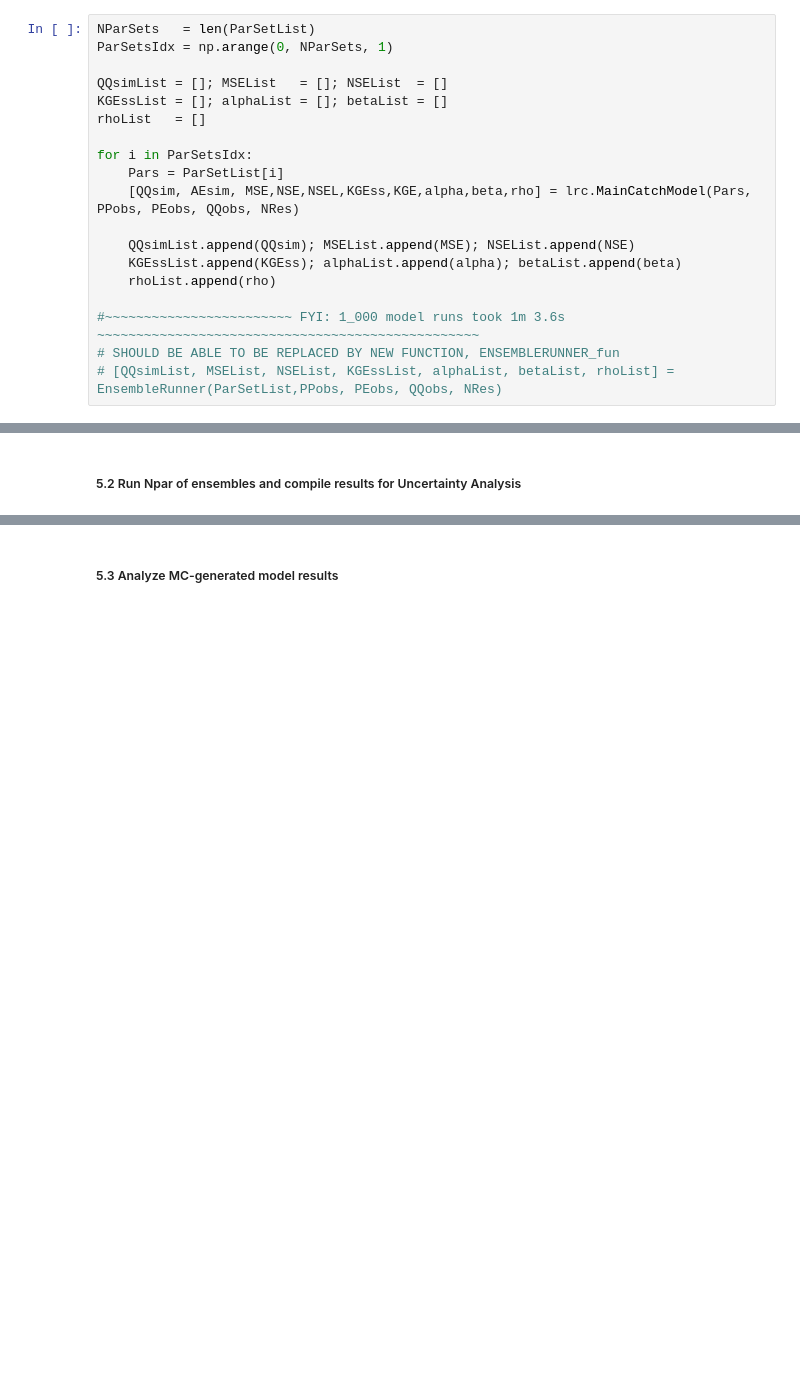
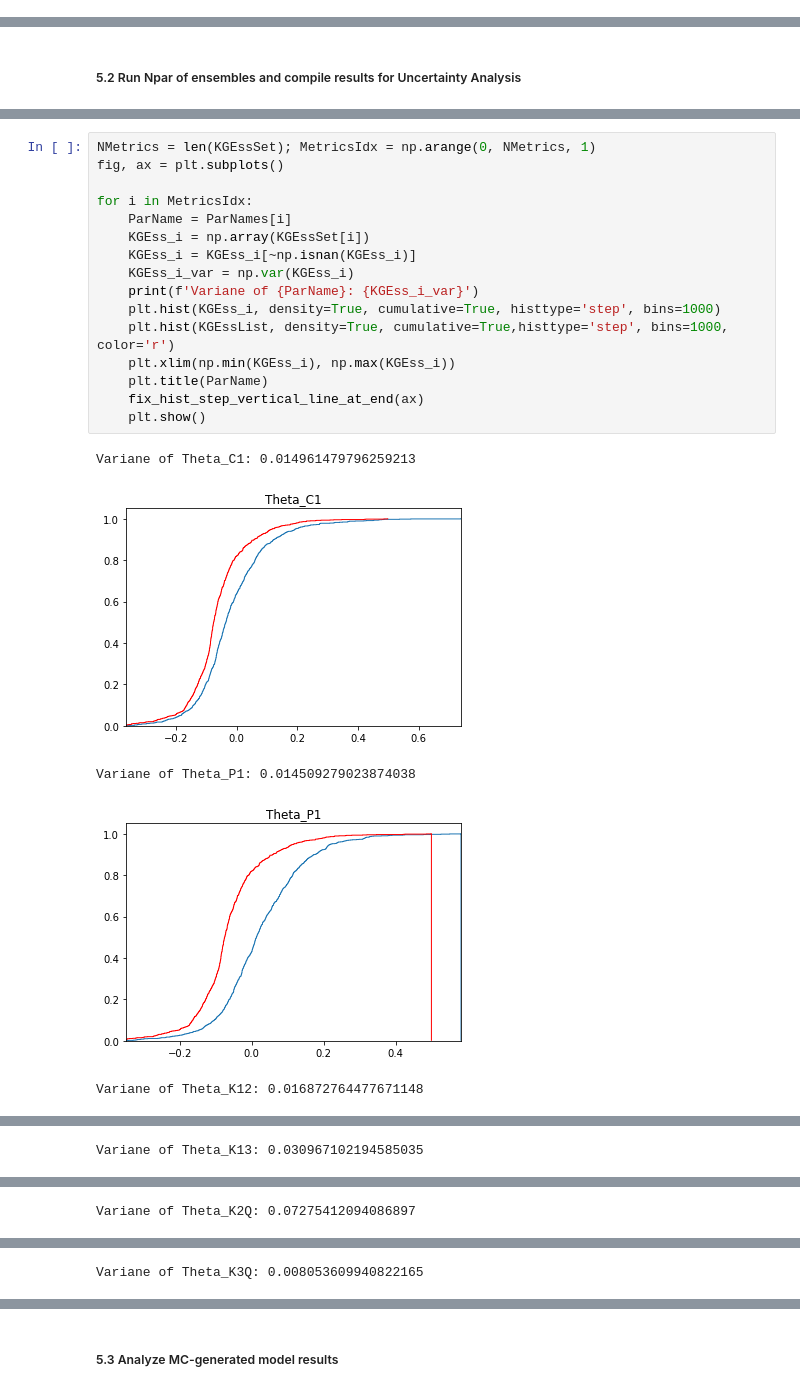
Before and after one commit to david-edu-morales/imp, a Jupyter notebook: imp05/imp05_morales.ipynb, the cells around one changed output, grey strips where cells are left out. Drawn from its saved outputs; the diff is of its cells as text; blank space fills up the shorter version.

```diff
--- a/imp05/imp05_morales.ipynb
+++ b/imp05/imp05_morales.ipynb
@@ -144,22 +150,3 @@ for i in OptParIdx:
 # %% [markdown]
 ### 5. MC-generated model running and analysis
 ##### 5.1 Run Ensemble of NValues and compile results
-# %%
-NParSets   = len(ParSetList)
-ParSetsIdx = np.arange(0, NParSets, 1)
-
-QQsimList = []; MSEList   = []; NSEList  = []
-KGEssList = []; alphaList = []; betaList = []
-rhoList   = []
-
-for i in ParSetsIdx:
-    Pars = ParSetList[i]
-    [QQsim, AEsim, MSE,NSE,NSEL,KGEss,KGE,alpha,beta,rho] = lrc.MainCatchModel(Pars, PPobs, PEobs, QQobs, NRes)
-
-    QQsimList.append(QQsim); MSEList.append(MSE); NSEList.append(NSE)
-    KGEssList.append(KGEss); alphaList.append(alpha); betaList.append(beta)
-    rhoList.append(rho)
-
-#~~~~~~~~~~~~~~~~~~~~~~~~ FYI: 1_000 model runs took 1m 3.6s ~~~~~~~~~~~~~~~~~~~~~~~~~~~~~~~~~~~~~~~~~~~~~~~~~
-# SHOULD BE ABLE TO BE REPLACED BY NEW FUNCTION, ENSEMBLERUNNER_fun
-# [QQsimList, MSEList, NSEList, KGEssList, alphaList, betaList, rhoList] = EnsembleRunner(ParSetList,PPobs, PEobs, QQobs, NRes)
@@ -217,0 +215,22 @@ for j in QQSetIdx:
+# %%
+NMetrics = len(KGEssSet); MetricsIdx = np.arange(0, NMetrics, 1)
+fig, ax = plt.subplots()
+
+for i in MetricsIdx:
+    ParName = ParNames[i]
+    KGEss_i = np.array(KGEssSet[i])
+    KGEss_i = KGEss_i[~np.isnan(KGEss_i)]
+    KGEss_i_var = np.var(KGEss_i)
+    print(f'Variane of {ParName}: {KGEss_i_var}')
+    plt.hist(KGEss_i, density=True, cumulative=True, histtype='step', bins=1000)
+    plt.hist(KGEssList, density=True, cumulative=True,histtype='step', bins=1000, color='r')
+    plt.xlim(np.min(KGEss_i), np.max(KGEss_i))
+    plt.title(ParName)
+    fix_hist_step_vertical_line_at_end(ax)
+    plt.show()
+# %% [output]
+Variane of Theta_C1: 0.014961479796259213
+[figure, added]
+Variane of Theta_P1: 0.014509279023874038
+[figure, added]
+Variane of Theta_K12: 0.016872764477671148
@@ -217,0 +238 @@ for j in QQSetIdx:
+Variane of Theta_K13: 0.030967102194585035
@@ -217,0 +240 @@ for j in QQSetIdx:
+Variane of Theta_K2Q: 0.07275412094086897
@@ -217,0 +242 @@ for j in QQSetIdx:
+Variane of Theta_K3Q: 0.008053609940822165
```
Also changed, not shown: parts of 11 cells of this notebook, 5 other files.
